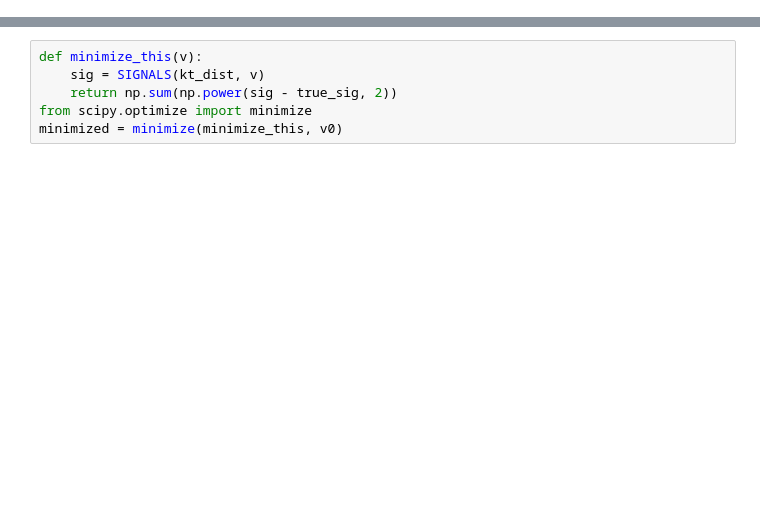
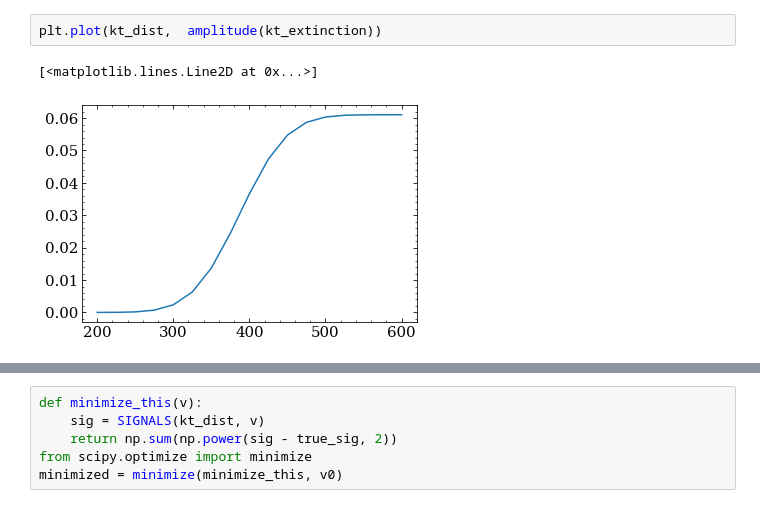
Before and after one commit to aidantmcb/DIBModeling, a Jupyter notebook: model.ipynb, the cells around one changed output, grey strips where cells are left out. Drawn from its saved outputs; the diff is of its cells as text; blank space fills up the shorter version.

```diff
--- a/model.ipynb
+++ b/model.ipynb
@@ -113,3 +127,8 @@ signal_resolution = len(signal_dist)
+# %%
+plt.plot(kt_dist,  amplitude(kt_extinction))
+# %% [output]
+[<matplotlib.lines.Line2D at 0x...>]
+[figure, added]
 # %%
 def get_signal(distance, v, a = np.copy(kt_extinction)):
     a[kt_dist > distance] = 0
```
Also changed, not shown: parts of 7 cells of this notebook.
